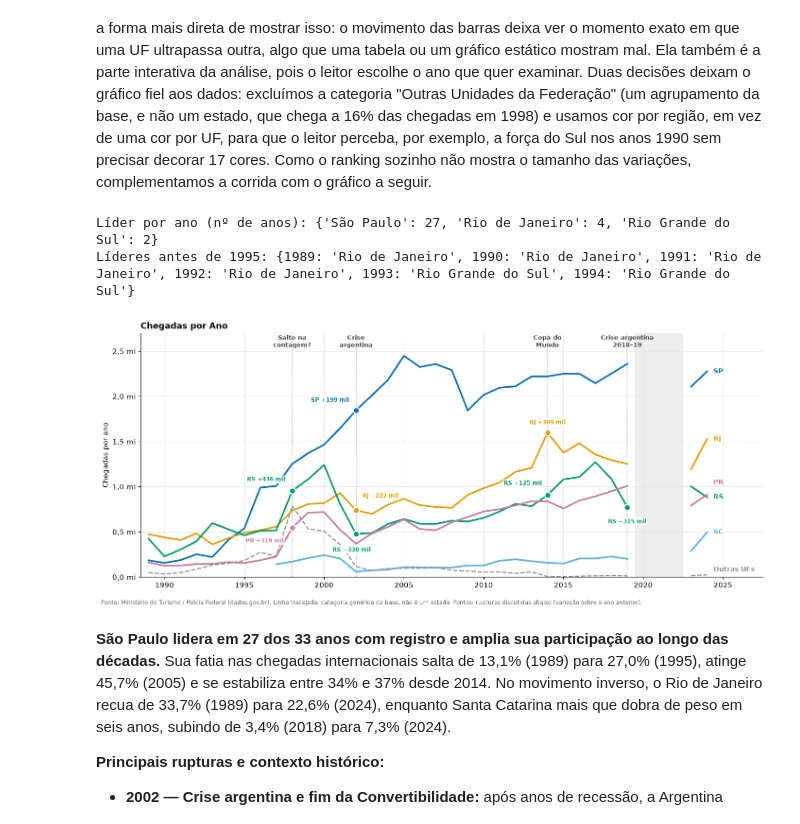
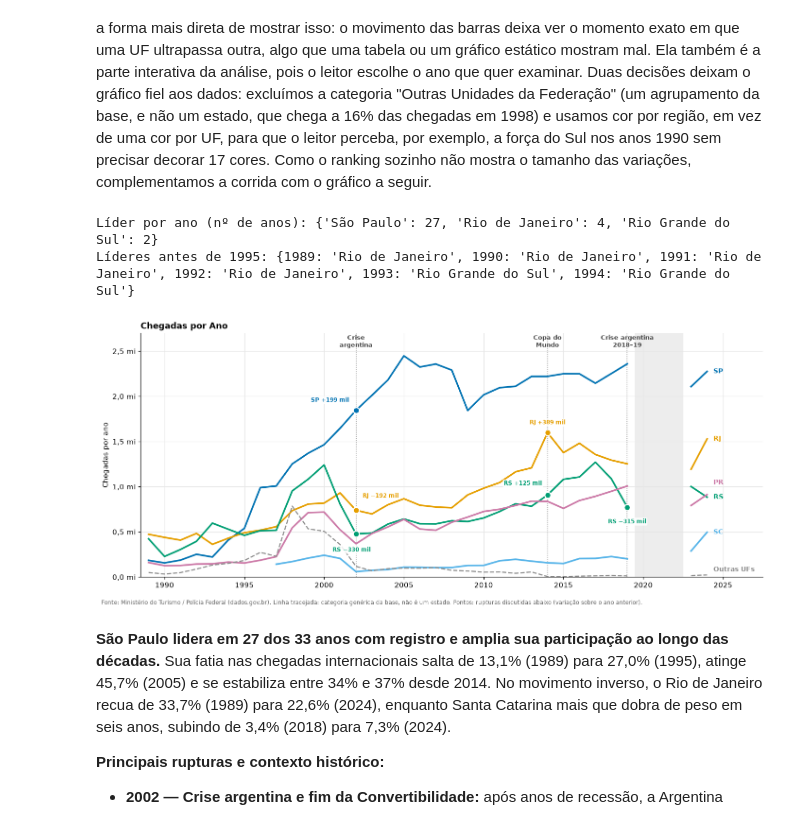
Before and after one commit to r3lc0ts/Projeto-AEDV, a Jupyter notebook: notebook/notebook_turismo.ipynb, the cells around one changed output. Drawn from its saved outputs; the diff is of its cells as text; code cells hidden in the pictures.

```diff
--- a/notebook/notebook_turismo.ipynb
+++ b/notebook/notebook_turismo.ipynb
@@ -389,35 +389,34 @@ ax.set_ylim(0, 2.7e6)
 # Pontos de marcação nas rupturas discutidas abaixo: (ano, rótulo no topo, UFs marcadas, deslocamento do texto em pontos)
 cor_uf = dict(zip(top5, CICLO))
 RUPTURAS = [
-    (1998, "Salto na\ncontagem?", {"Rio Grande do Sul": (-36, 16), "Paraná": (-38, -18)}),
     (2002, "Crise\nargentina", {"São Paulo": (-36, 14), "Rio de Janeiro": (34, 20), "Rio Grande do Sul": (-6, -22)}),
     (2014, "Copa do\nMundo", {"Rio de Janeiro": (0, 14), "Rio Grande do Sul": (-34, 16)}),
     (2019, "Crise argentina\n2018–19", {"Rio Grande do Sul": (0, -20)}),
 ]
 for ano, rotulo, ufs in RUPTURAS:
     ax.axvline(ano, color=PAL["cinza"], ls=":", lw=1, zorder=1)
     ax.text(ano, 0.995, rotulo, transform=ax.get_xaxis_transform(), ha="center", va="top",
             fontsize=8.5, color="#444", fontweight="bold")
     for uf, (dx, dy) in ufs.items():
         y, var = uf_ano.loc[ano, uf], uf_ano.loc[ano, uf] - uf_ano.loc[ano - 1, uf]
         ax.scatter(ano, y, s=70, color=cor_uf[uf], edgecolor="white", linewidth=1.5, zorder=5)
         ax.annotate(f"{SIGLAS[uf]} {var/1e3:+,.0f} mil".replace(",", ".").replace("-", "−"), (ano, y), xytext=(dx, dy),
                     textcoords="offset points", ha="center", va="center", fontsize=8, color=cor_uf[uf],
                     fontweight="bold", zorder=6,
                     bbox=dict(boxstyle="round,pad=0.15", fc="white", ec="none", alpha=0.85))
 ax.yaxis.set_major_formatter(FuncFormatter(fmt_mi))
 ax.set_ylabel("Chegadas por ano")
 rotulos_fim_lista(ax, 2024.4, [(uf_ano[uf].dropna().iloc[-1], SIGLAS[uf], cor) for uf, cor in zip(top5, CICLO)]
                   + [(uf_ano[OUTRAS_UF].dropna().iloc[-1], "Outras UFs", PAL["cinza"])])
 ax.set_title("Chegadas por Ano")
 fig.text(0.01, 0.005, "Fonte: Ministério do Turismo / Polícia Federal (dados.gov.br). Linha tracejada: categoria genérica da base, não é um estado. Pontos: rupturas discutidas abaixo (variação sobre o ano anterior).",
          fontsize=8, color="#666")
 plt.tight_layout(rect=(0, 0.03, 1, 1))
 plt.show()
 # %% [output]
 Líder por ano (nº de anos): {'São Paulo': 27, 'Rio de Janeiro': 4, 'Rio Grande do Sul': 2}
 Líderes antes de 1995: {1989: 'Rio de Janeiro', 1990: 'Rio de Janeiro', 1991: 'Rio de Janeiro', 1992: 'Rio de Janeiro', 1993: 'Rio Grande do Sul', 1994: 'Rio Grande do Sul'}
-[figure, old version]
+[figure, new version]
 # %% [markdown]
 **São Paulo lidera em 27 dos 33 anos com registro e amplia sua participação ao longo das décadas.** Sua fatia nas chegadas internacionais salta de 13,1% (1989) para 27,0% (1995), atinge 45,7% (2005) e se estabiliza entre 34% e 37% desde 2014. No movimento inverso, o Rio de Janeiro recua de 33,7% (1989) para 22,6% (2024), enquanto Santa Catarina mais que dobra de peso em seis anos, subindo de 3,4% (2018) para 7,3% (2024).
 
```
Also changed, not shown: parts of 3 cells of this notebook.
